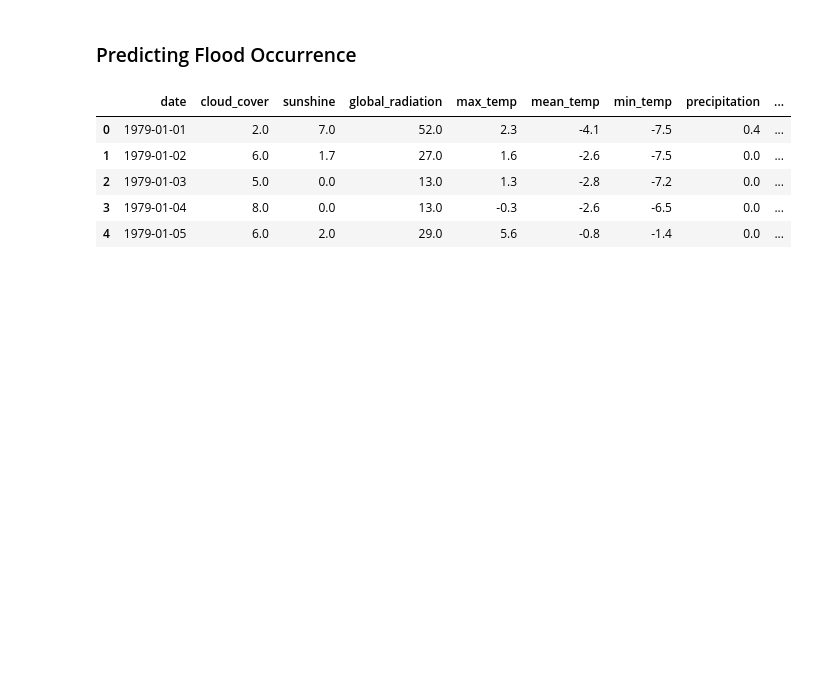
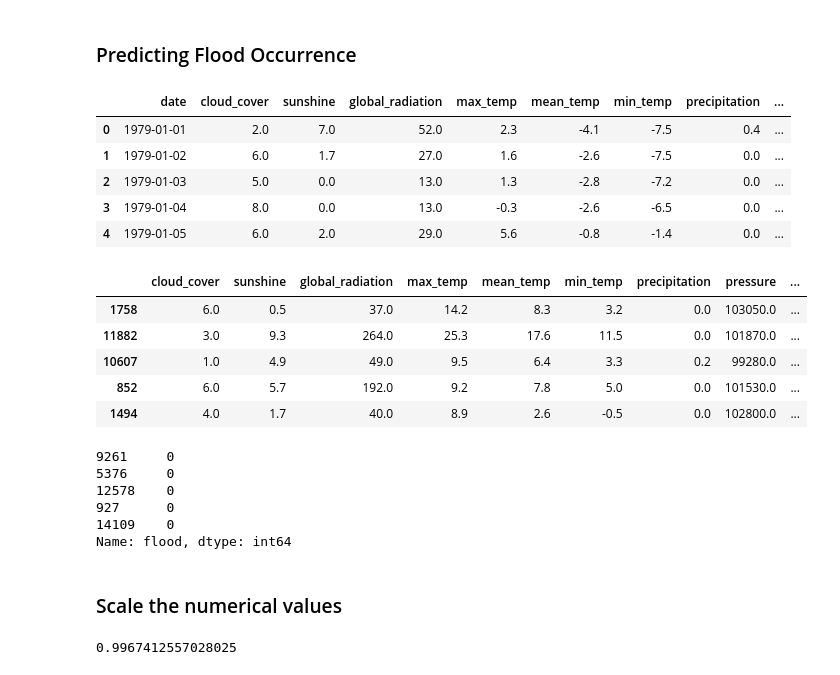
Before and after one commit to Mokowz/london-weather-prediction, a Jupyter notebook: predict-flood.ipynb, the cells around one changed output. Cells and saved outputs as stored; diff of their text form; code cells hidden in the pictures; blank space fills up the shorter version.

Commit message:
Utilize KNN to predict flood occurrence

```diff
--- a/predict-flood.ipynb
+++ b/predict-flood.ipynb
@@ -163,0 +168,31 @@ df.head()
+# %%
+# Split the data
+from sklearn.model_selection import train_test_split
+
+np.random.seed(42)
+
+# Create the data
+X = df.drop("flood", axis=1)
+y = df["flood"]
+
+X_train, X_test, y_train, y_test = train_test_split(X, y, test_size=0.3)
+# %%
+X_train.head()
+# %% [output]
+|  | cloud_cover | sunshine | global_radiation | max_temp | mean_temp | min_temp | precipitation | pressure | ... |
+| 1758 | 6.0 | 0.5 | 37.0 | 14.2 | 8.3 | 3.2 | 0.0 | 103050.0 | ... |
+| 11882 | 3.0 | 9.3 | 264.0 | 25.3 | 17.6 | 11.5 | 0.0 | 101870.0 | ... |
+| 10607 | 1.0 | 4.9 | 49.0 | 9.5 | 6.4 | 3.3 | 0.2 | 99280.0 | ... |
+| 852 | 6.0 | 5.7 | 192.0 | 9.2 | 7.8 | 5.0 | 0.0 | 101530.0 | ... |
+| 1494 | 4.0 | 1.7 | 40.0 | 8.9 | 2.6 | -0.5 | 0.0 | 102800.0 | ... |
+# %%
+y_test.head()
+# %% [output]
+9261     0
+5376     0
+12578    0
+927      0
+14109    0
+Name: flood, dtype: int64
+# %% [markdown]
+### Scale the numerical values
@@ -163,0 +208,14 @@ df.head()
+# %%
+from sklearn.neighbors import KNeighborsClassifier as KNN
+
+
+# Initiate the model
+knn = KNN(n_neighbors=7)
+
+# Fit the model
+knn.fit(X_train, y_train)
+
+# Check score
+knn.score(X_test, y_test)
+# %% [output]
+0.9967412557028025
```
Also changed, not shown: parts of 6 cells of this notebook.
